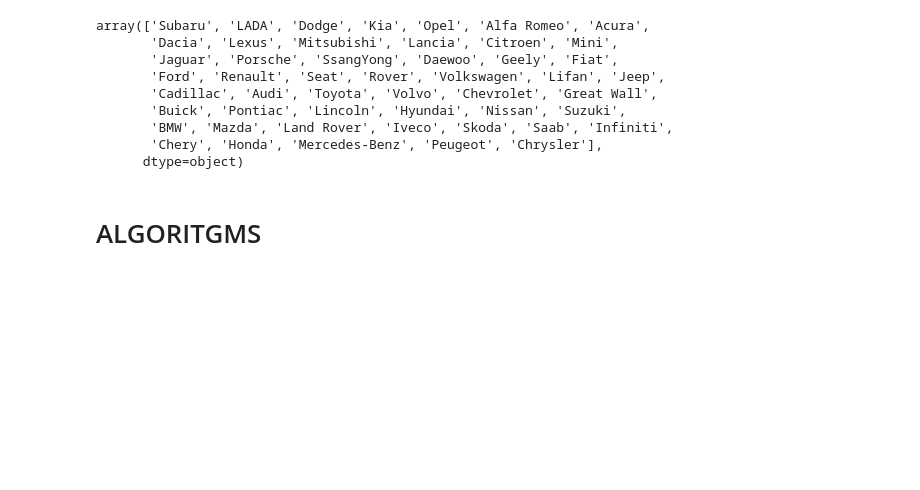
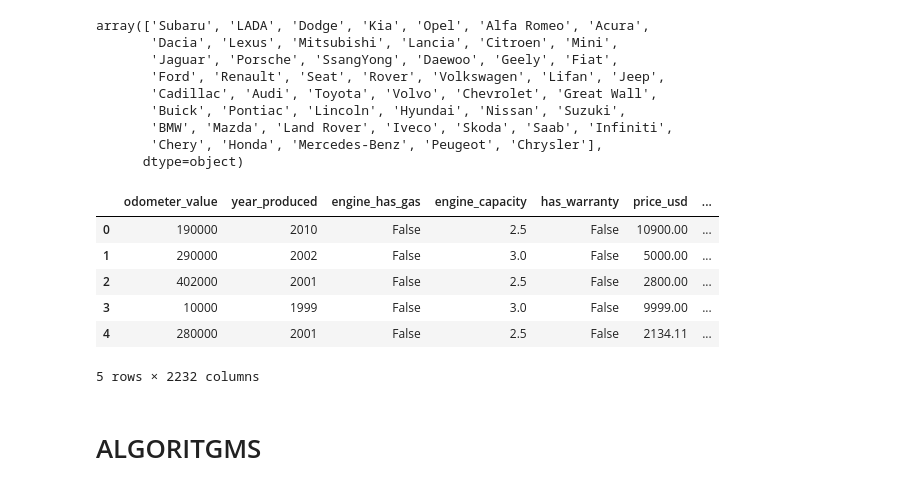
Before and after one commit to antoneev/travelrecommender, a Jupyter notebook: Used Cars.ipynb, the cells around one changed output. Cells and saved outputs as stored; diff of their text form; code cells hidden in the pictures; blank space fills up the shorter version.

```diff
--- a/Used Cars.ipynb
+++ b/Used Cars.ipynb
@@ -840,3 +840,22 @@ array(['Subaru', 'LADA', 'Dodge', 'Kia', 'Opel', 'Alfa Romeo', 'Acura',
        'BMW', 'Mazda', 'Land Rover', 'Iveco', 'Skoda', 'Saab', 'Infiniti',
        'Chery', 'Honda', 'Mercedes-Benz', 'Peugeot', 'Chrysler'],
       dtype=object)
+# %%
+df6_obj = df6.select_dtypes('object','bool')
+df6_obj.head()
+
+df6_objt = pd.get_dummies(data = df6_obj, drop_first=True)
+df6=pd.concat([df6,df6_objt],axis =1)
+df6.head()
+
+drp = df6.select_dtypes('object','bool')
+df7 = df6.drop(drp,axis =1)
+df7.head()
+# %% [output]
+|  | odometer_value | year_produced | engine_has_gas | engine_capacity | has_warranty | price_usd | ... |
+| 0 | 190000 | 2010 | False | 2.5 | False | 10900.00 | ... |
+| 1 | 290000 | 2002 | False | 3.0 | False | 5000.00 | ... |
+| 2 | 402000 | 2001 | False | 2.5 | False | 2800.00 | ... |
+| 3 | 10000 | 1999 | False | 3.0 | False | 9999.00 | ... |
+| 4 | 280000 | 2001 | False | 2.5 | False | 2134.11 | ... |
+5 rows × 2232 columns
```
Also changed, not shown: parts of 30 cells of this notebook.
